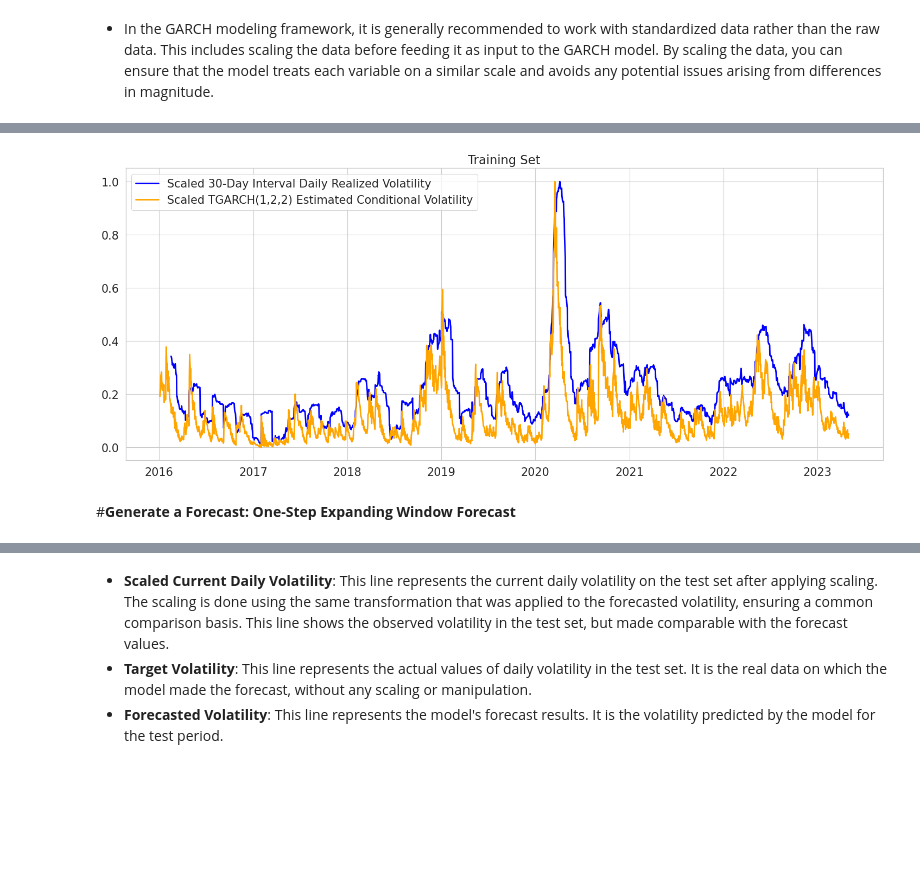
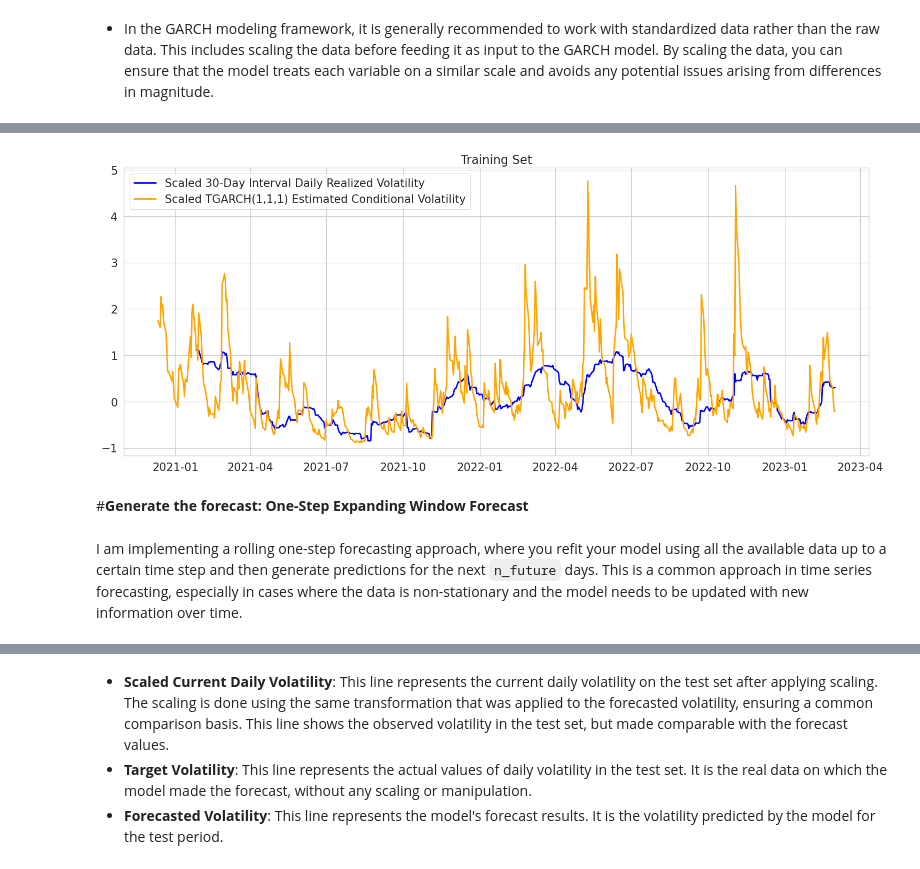
Before and after one commit to lorenzogiarnese/forecasting-volatility-as-a-service, a Jupyter notebook: volatility_forecasting.ipynb, the cells around one changed output, grey strips where cells are left out. Cells and saved outputs as stored; diff of their text form; code cells hidden in the pictures; blank space fills up the shorter version.

```diff
--- a/volatility_forecasting.ipynb
+++ b/volatility_forecasting.ipynb
@@ -401,7 +482,7 @@ def transform_to_scaler(scaler, tf_series):
     return output
 # %%
 # INITIATE SCALER
-scaler = MinMaxScaler()
+scaler = RobustScaler()
 
 #ADDESTRAMENTO DELLO SCALER SU TRAIN_DATA
 scaler = scaler.fit(x_train.values.reshape(-1,1))
@@ -554,0 +630,17 @@ def scale_tf_cond_vol(model_result):
+# %%
+def scale_tf_cond_vol(model_result):
+    '''
+    Scale & Transform Conditional Volatility
+    Estimated by GARCH Models
+    '''
+    # OBTAIN ESTIMATED CONDITIONAL VOLATILITY FROM MODEL RESULT
+    cond_vol = model_result.conditional_volatility
+
+    # INITIATE SCALER
+    scaler = RobustScaler()
+
+    # FIT SCALER TO MODEL'S ESTIMATED CONDITIONAL VOLATILITY
+    scaler = scaler.fit(cond_vol.values.reshape(-1,1))
+
+    scaled_cond_vol = transform_to_scaler(scaler, cond_vol)
+    return scaler, scaled_cond_vol
@@ -554,0 +821,5 @@ def scale_tf_cond_vol(model_result):
+# %%
+# Create two separate Optuna studies and optimize the objective functions
+study_int = optuna.create_study(direction='minimize')
+
+study_int.optimize(objective_int, n_trials=100)
@@ -554,0 +856,13 @@ def scale_tf_cond_vol(model_result):
+# %%
+# Train the model with the best hyperparameters for both integer and float parameters
+best_params_int = study_int.best_params
+
+best_p_int = best_params_int['p']
+best_o_int = best_params_int['o']
+best_q_int = best_params_int['q']
+
+best_model = arch_model(combined_data, p=best_p_int, o=best_o_int, q=best_q_int, power=2.0, dist='ged')
+best_model_fit = best_model.fit(disp='off')
+
+print()
+print(best_model_fit.summary())
@@ -583,8 +916,8 @@ def viz_cond_vol(cond_vol_series, model_name):
         plt.legend()
         plt.show();
 # %%
-viz_cond_vol(scaled_cond_vol, f'TGARCH({best_p},{best_o},{best_q})')
+viz_cond_vol(scaled_cond_vol, f'TGARCH({best_p_int},{best_o_int},{best_q_int})')
 # %% [output]
-[figure, old version]
+[figure, new version]
 # %% [markdown]
-#**Generate a Forecast: One-Step Expanding Window Forecast**
+#**Generate the forecast: One-Step Expanding Window Forecast**
@@ -608,0 +924,2 @@ def viz_model(y_true, y_pred, model_name):
+# %% [markdown]
+I am implementing a rolling one-step forecasting approach, where you refit your model using all the available data up to a certain time step and then generate predictions for the next `n_future` days. This is a common approach in time series forecasting, especially in cases where the data is non-stationary and the model needs to be updated with new information over time.
```
Also changed, not shown: parts of 104 cells of this notebook.
